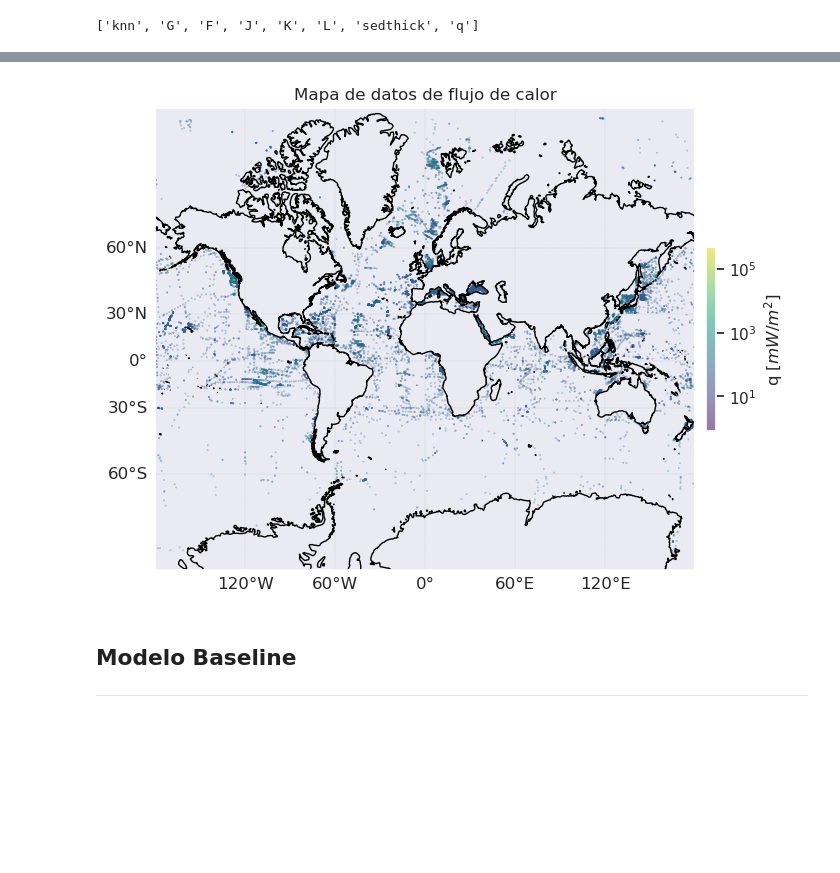
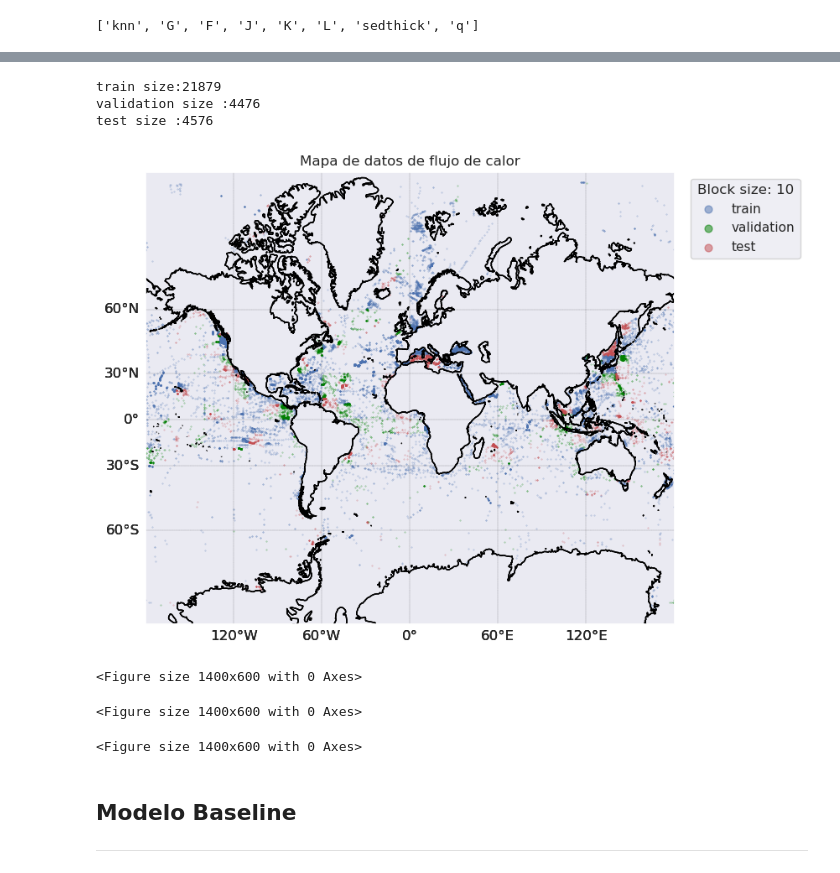
Before and after one commit to gacuervol/tdsp_template, a Jupyter notebook: scripts/training/modelling.ipynb, the cells around one changed output, grey strips where cells are left out. Drawn from its saved outputs; the diff is of its cells as text; code cells hidden in the pictures; blank space fills up the shorter version.

```diff
--- a/scripts/training/modelling.ipynb
+++ b/scripts/training/modelling.ipynb
@@ -104,11 +106,36 @@ plotting.plot_map(df_test)
-# %%
-df_train = pd.DataFrame({'lat': coord_train[0],
-                         'lng': coord_train[1],
-                         'q': y_train
-                         })
-plotting.plot_map(df_train)
-# %% [output]
-[figure, removed]
+# %%
+print(f'train size:{len(y_train)}')
+print(f'validation size :{len(y_val)}')
+print(f'test size :{len(y_test)}')
+# %% [output]
+train size:21879
+validation size :4476
+test size :4576
+# %%
+df_test = pd.DataFrame({'lat': coord_test[0],
+                         'lng': coord_test[1],
+                         'q': y_test
+                         })
+df_val = pd.DataFrame({'lat': coord_val[0],
+                         'lng': coord_val[1],
+                         'q': y_val
+                         })
+df_train = pd.DataFrame({'lat': coord_train[0],
+                         'lng': coord_train[1],
+                         'q': y_train
+                         })
+epsg_code = 3395
+fig = plt.figure(figsize=(14, 7))
+ax = plt.axes(projection=ccrs.epsg(epsg_code))
+plotting.plot_map(df_train, c='b', ax=ax, label='train')
+plotting.plot_map(df_val, c='green', ax=ax, label='validation')
+plotting.plot_map(df_test, c='r', ax=ax, label='test')
+ax.legend(loc='upper right', bbox_to_anchor=(1.25, 1), markerscale=20).set_title(f'Block size: {block_size}')
+# %% [output]
+[figure, added]
+<Figure size 1400x600 with 0 Axes>
+<Figure size 1400x600 with 0 Axes>
+<Figure size 1400x600 with 0 Axes>
 # %% [markdown]
 ## Modelo Baseline
 ---
```
Also changed, not shown: parts of 33 cells of this notebook, 8 other files.
